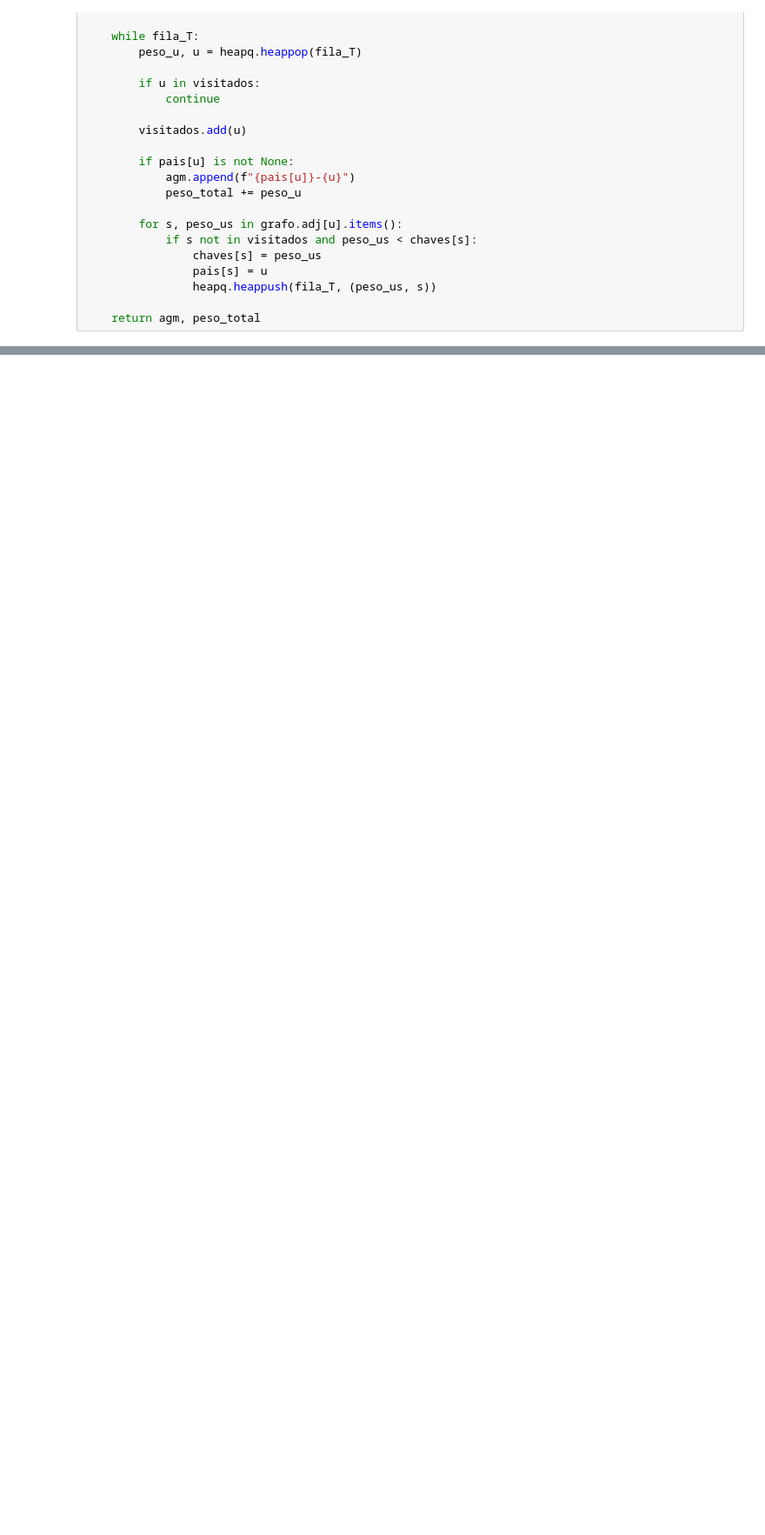
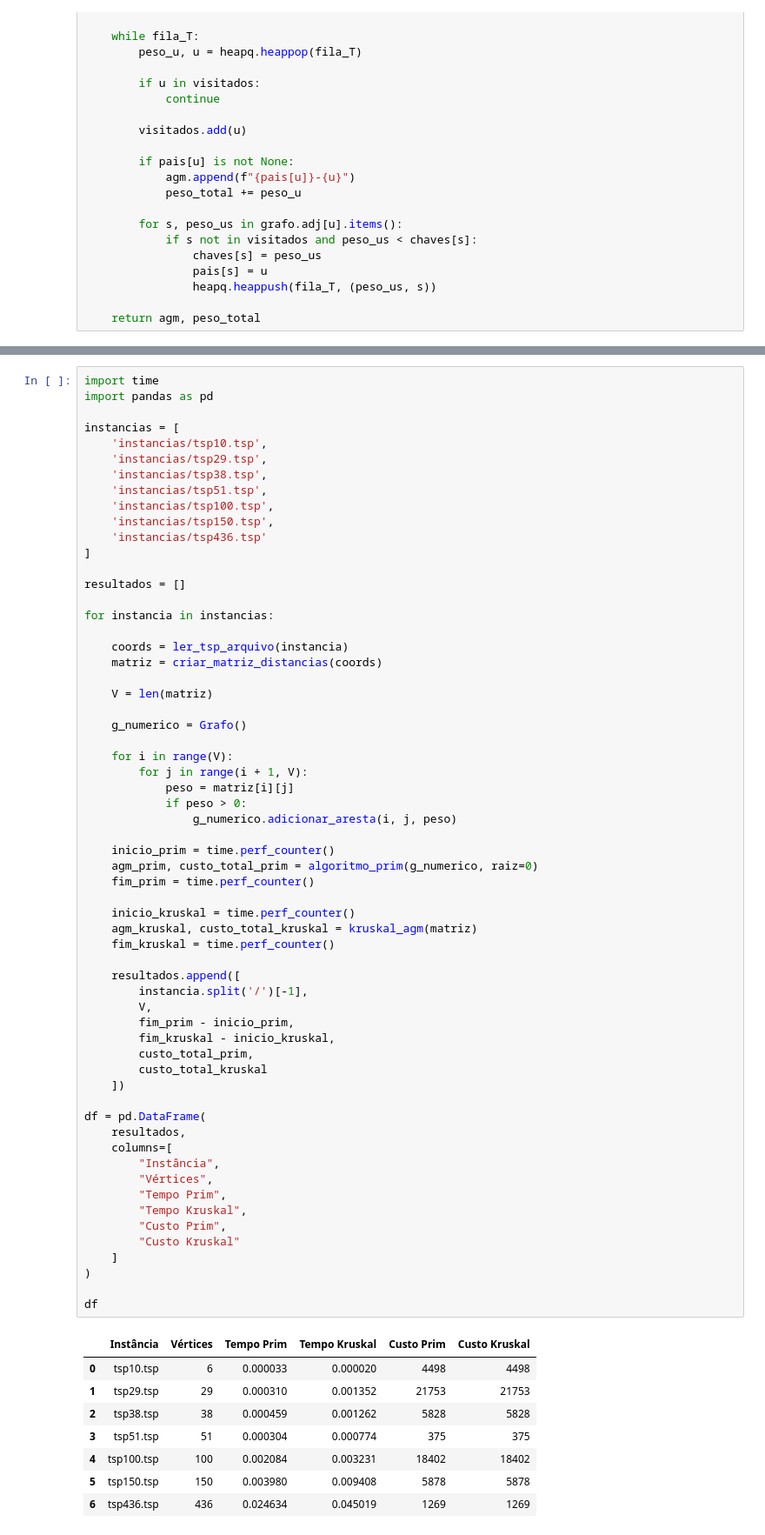
Before and after one commit to Erc-prog-xD/Grafos_trabfinal, a Jupyter notebook: Prim_Kruskal.ipynb, the cells around one changed output, grey strips where cells are left out. Shown at 87% size. Drawn from its saved outputs; the diff is of its cells as text; blank space fills up the shorter version.

```diff
--- a/Prim_Kruskal.ipynb
+++ b/Prim_Kruskal.ipynb
@@ -341,0 +349,70 @@ plotar_agm(coords, agm_prim_convertida, "Árvore Geradora Mínima - Prim", custo
+# %%
+import time
+import pandas as pd
+
+instancias = [
+    'instancias/tsp10.tsp',
+    'instancias/tsp29.tsp',
+    'instancias/tsp38.tsp',
+    'instancias/tsp51.tsp',
+    'instancias/tsp100.tsp',
+    'instancias/tsp150.tsp',
+    'instancias/tsp436.tsp'
+]
+
+resultados = []
+
+for instancia in instancias:
+
+    coords = ler_tsp_arquivo(instancia)
+    matriz = criar_matriz_distancias(coords)
+
+    V = len(matriz)
+
+    g_numerico = Grafo()
+
+    for i in range(V):
+        for j in range(i + 1, V):
+            peso = matriz[i][j]
+            if peso > 0:
+                g_numerico.adicionar_aresta(i, j, peso)
+
+    inicio_prim = time.perf_counter()
+    agm_prim, custo_total_prim = algoritmo_prim(g_numerico, raiz=0)
+    fim_prim = time.perf_counter()
+
+    inicio_kruskal = time.perf_counter()
+    agm_kruskal, custo_total_kruskal = kruskal_agm(matriz)
+    fim_kruskal = time.perf_counter()
+
+    resultados.append([
+        instancia.split('/')[-1],
+        V,
+        fim_prim - inicio_prim,
+        fim_kruskal - inicio_kruskal,
+        custo_total_prim,
+        custo_total_kruskal
+    ])
+
+df = pd.DataFrame(
+    resultados,
+    columns=[
+        "Instância",
+        "Vértices",
+        "Tempo Prim",
+        "Tempo Kruskal",
+        "Custo Prim",
+        "Custo Kruskal"
+    ]
+)
+
+df
+# %% [output]
+|  | Instância | Vértices | Tempo Prim | Tempo Kruskal | Custo Prim | Custo Kruskal |
+| 0 | tsp10.tsp | 6 | 0.000033 | 0.000020 | 4498 | 4498 |
+| 1 | tsp29.tsp | 29 | 0.000310 | 0.001352 | 21753 | 21753 |
+| 2 | tsp38.tsp | 38 | 0.000459 | 0.001262 | 5828 | 5828 |
+| 3 | tsp51.tsp | 51 | 0.000304 | 0.000774 | 375 | 375 |
+| 4 | tsp100.tsp | 100 | 0.002084 | 0.003231 | 18402 | 18402 |
+| 5 | tsp150.tsp | 150 | 0.003980 | 0.009408 | 5878 | 5878 |
+| 6 | tsp436.tsp | 436 | 0.024634 | 0.045019 | 1269 | 1269 |
```
Also changed, not shown: parts of 10 cells of this notebook, 3 other files.
